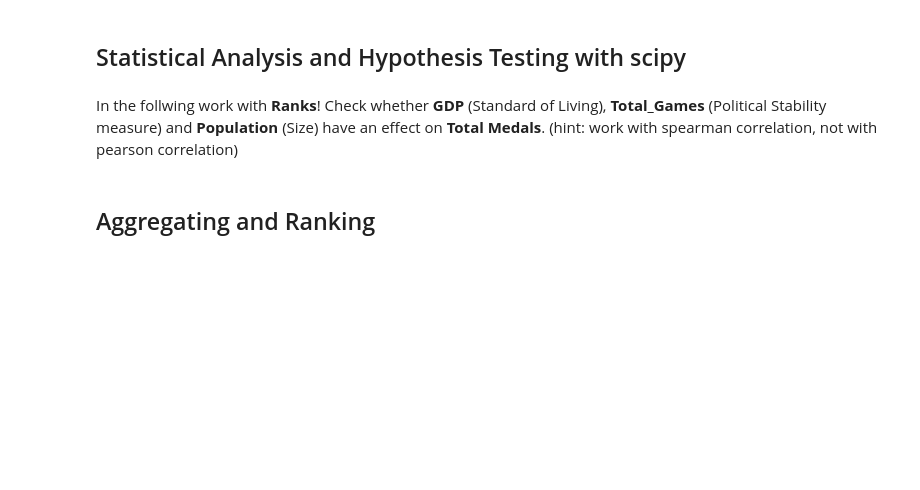
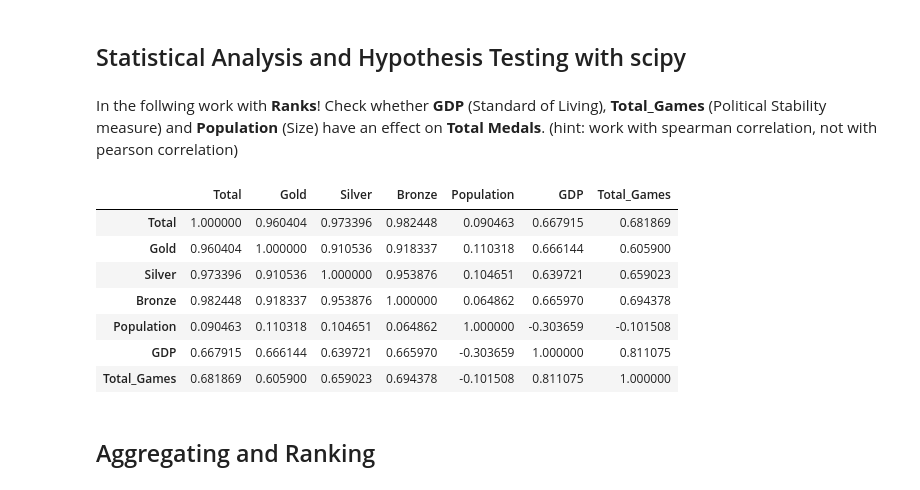
Before and after one commit to hamednasr/Explanatory-Data-Analysis, a Jupyter notebook: Explanatory_DataAnalysis_Challenge.ipynb, the cells around one changed output. Saved outputs shown, nothing was run; the diff lists cells and outputs as text; code cells hidden in the pictures; blank space fills up the shorter version.

```diff
--- a/Explanatory_DataAnalysis_Challenge.ipynb
+++ b/Explanatory_DataAnalysis_Challenge.ipynb
@@ -761,4 +761,4 @@ olympics_pivot_50
 # %% [markdown]
 ![image.png](attachment:image.png)
 # %%
-olympics_pivot_50.rank(ascending=False)
+ranked_olympics = olympics_pivot_50.rank(ascending=False)
@@ -786,6 +788,17 @@ olympics_pivot_50.rank(ascending=False)
 # %% [markdown]
 In the follwing work with __Ranks__!
 Check whether __GDP__ (Standard of Living), __Total_Games__ (Political Stability measure) and __Population__ (Size) have an effect on __Total Medals__. (hint: work with spearman correlation, not with pearson correlation)
+# %%
+ranked_olympics.corr(method='spearman')
+# %% [output]
+|  | Total | Gold | Silver | Bronze | Population | GDP | Total_Games |
+| Total | 1.000000 | 0.960404 | 0.973396 | 0.982448 | 0.090463 | 0.667915 | 0.681869 |
+| Gold | 0.960404 | 1.000000 | 0.910536 | 0.918337 | 0.110318 | 0.666144 | 0.605900 |
+| Silver | 0.973396 | 0.910536 | 1.000000 | 0.953876 | 0.104651 | 0.639721 | 0.659023 |
+| Bronze | 0.982448 | 0.918337 | 0.953876 | 1.000000 | 0.064862 | 0.665970 | 0.694378 |
+| Population | 0.090463 | 0.110318 | 0.104651 | 0.064862 | 1.000000 | -0.303659 | -0.101508 |
+| GDP | 0.667915 | 0.666144 | 0.639721 | 0.665970 | -0.303659 | 1.000000 | 0.811075 |
+| Total_Games | 0.681869 | 0.605900 | 0.659023 | 0.694378 | -0.101508 | 0.811075 | 1.000000 |
 # %% [markdown]
 ## Aggregating and Ranking
 # %% [markdown]
```
Also changed, not shown: parts of 8 cells of this notebook.
